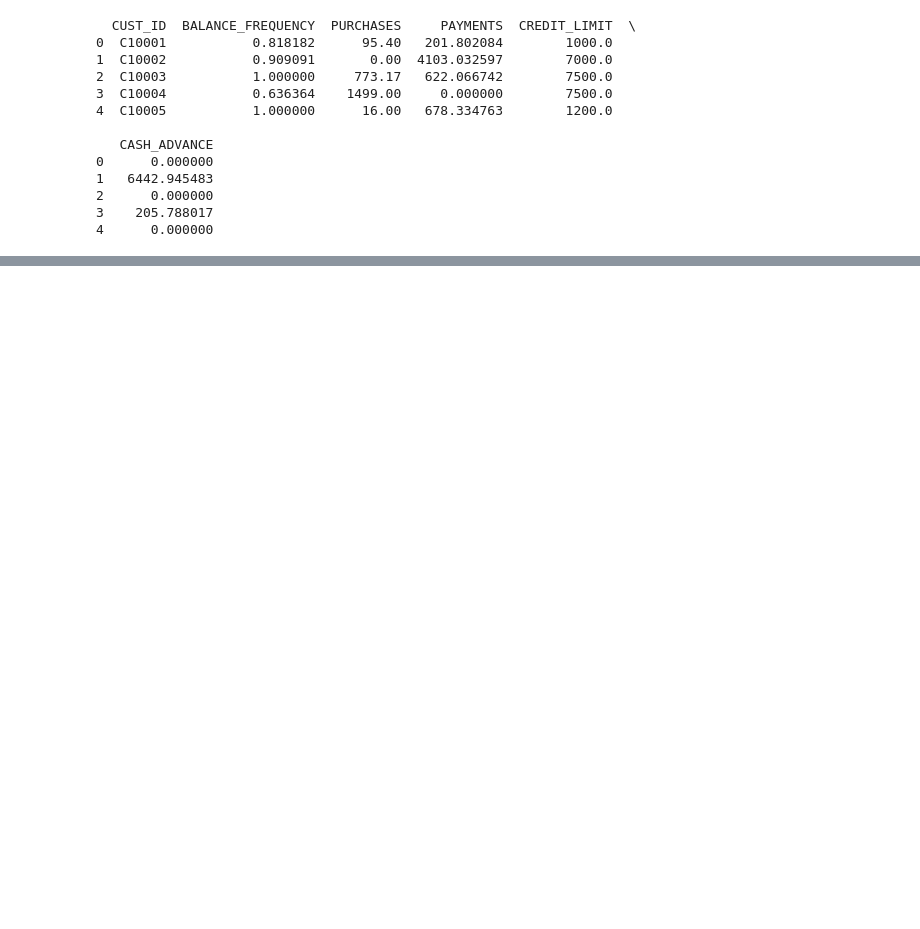
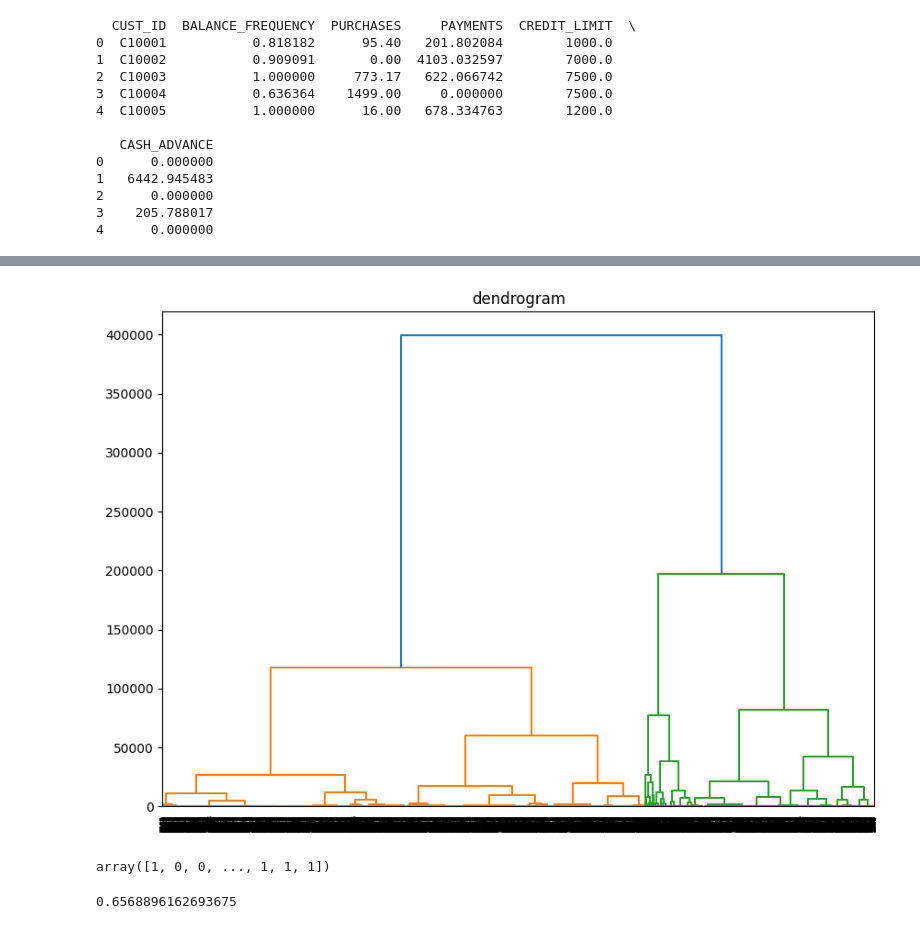
Before and after one commit to patech123/gomycode-data-science, a Jupyter notebook: Unsupervised_Learning_Clustering.ipynb, the cells around one changed output, grey strips where cells are left out. Cells and saved outputs as stored; diff of their text form; code cells hidden in the pictures; blank space fills up the shorter version.

```diff
--- a/Unsupervised_Learning_Clustering.ipynb
+++ b/Unsupervised_Learning_Clustering.ipynb
@@ -263,0 +291,17 @@ Index(['BALANCE_FREQUENCY', 'PURCHASES', 'PAYMENTS', 'CREDIT_LIMIT',
+# %%
+import scipy.cluster.hierarchy as sch
+plt.figure(figsize=(10,7))
+
+dendrogram = sch.dendrogram(sch.linkage(credit_card_dataset, method = "ward"))
+plt.title("dendrogram")
+plt.show()
+
+#check for largest distance vertivally without crossing any horizonal line
+# %% [output]
+[figure, added]
+# %%
+from sklearn.cluster import AgglomerativeClustering
+cluster = AgglomerativeClustering(n_clusters=2, affinity='euclidean', linkage='ward')
+cluster.fit_predict(credit_card_dataset)
+# %% [output]
+array([1, 0, 0, ..., 1, 1, 1])
@@ -263,0 +310,4 @@ Index(['BALANCE_FREQUENCY', 'PURCHASES', 'PAYMENTS', 'CREDIT_LIMIT',
+# %%
+silhouette_score(credit_card_dataset,c1)
+# %% [output]
+0.6568896162693675
```
Also changed, not shown: parts of 13 cells of this notebook.
